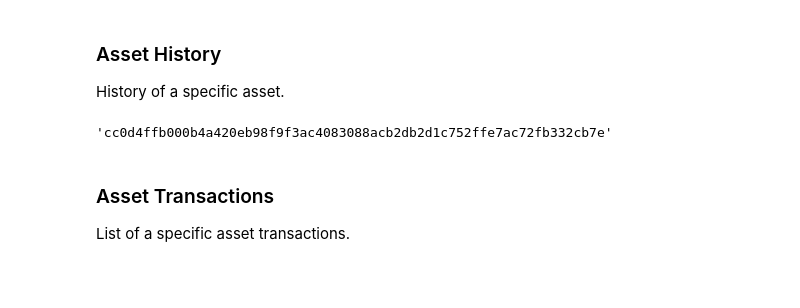
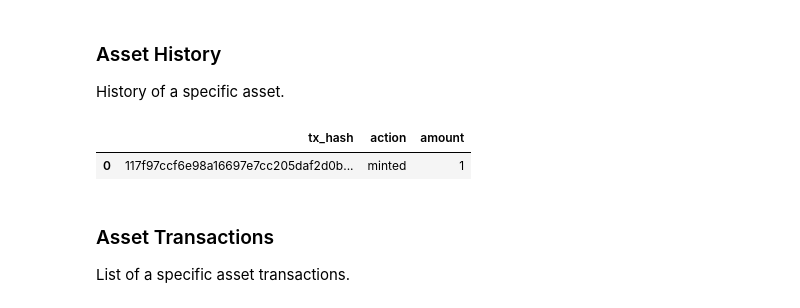
Before and after one commit to attadje/py-cardano-explorer, a Jupyter notebook: readme.ipynb, the cells around one changed output. Cells and saved outputs as stored; diff of their text form; code cells hidden in the pictures; blank space fills up the shorter version.

```diff
--- a/readme.ipynb
+++ b/readme.ipynb
@@ -508,14 +479,13 @@ cardano_mainnet.specific_asset(policy_id+asset_name)
 ### Asset History
 History of a specific asset.
 # %%
-cardano_mainnet.asset_history(policy_id+asset_name)
-#or
 cardano_mainnet.asset_history(policy_id+asset_name,
                                data_order='asc', # Optional: Data order (default: Ascending)
                                nb_of_results=100, # Optional: Return max 100 results at the time (default: None), None for get all the data available.
                                pandas=True) # Optional: Return a pandas dataframe
 # %% [output]
-'cc0d4ffb000b4a420eb98f9f3ac4083088acb2db2d1c752ffe7ac72fb332cb7e'
+|  | tx_hash | action | amount |
+| 0 | 117f97ccf6e98a16697e7cc205daf2d0b... | minted | 1 |
 # %% [markdown]
 ### Asset Transactions
 List of a specific asset transactions.
```
Also changed, not shown: parts of 39 cells of this notebook, 5 other files.
